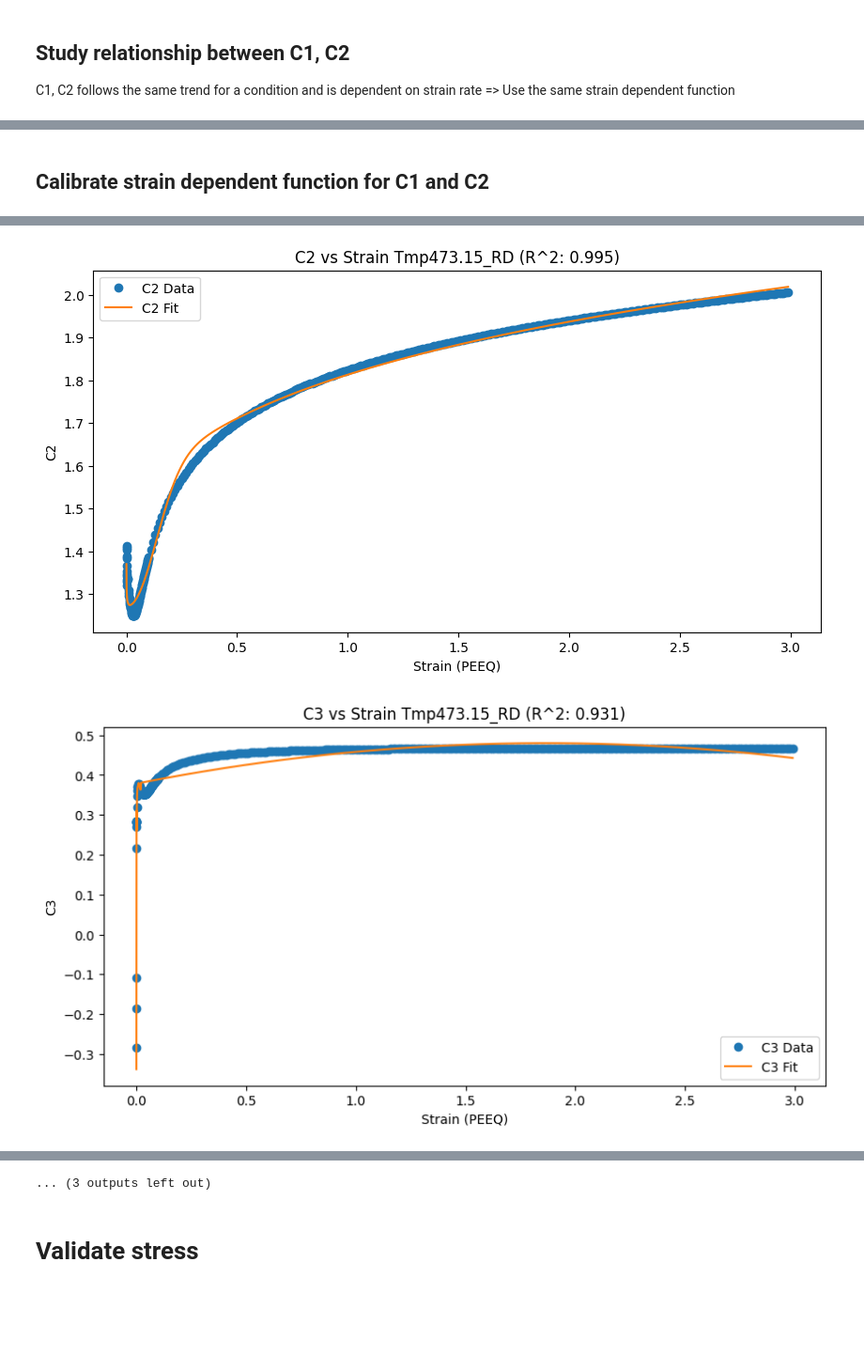
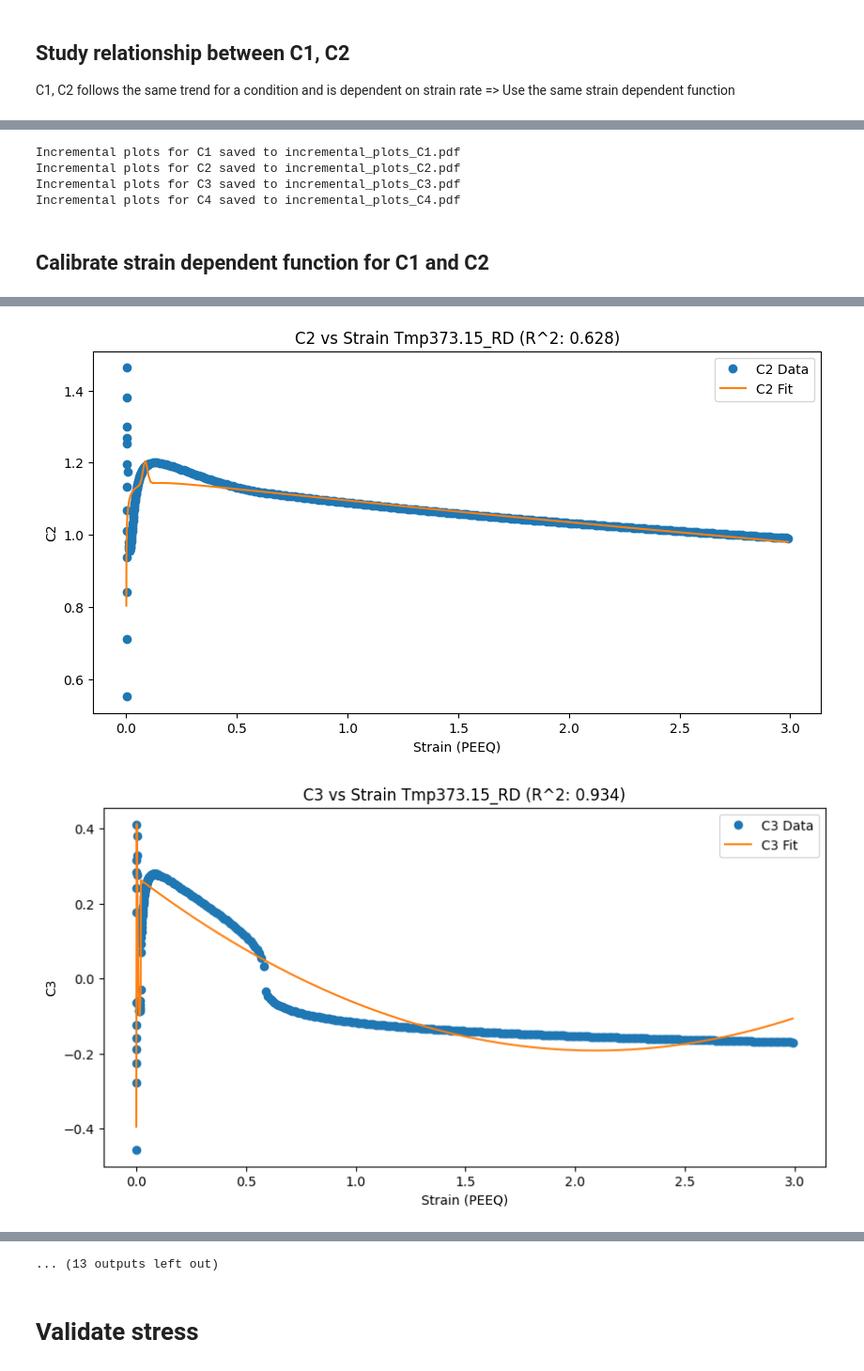
Before and after one commit to meiannnnn/coe-final-project, a Jupyter notebook: strain_rate_calibration/student2/student2.ipynb, the cells around one changed output, grey strips where cells are left out. Shown at 94% size. Cells and saved outputs as stored; diff of their text form; code cells hidden in the pictures; blank space fills up the shorter version.

Commit message:
strain rate

```diff
--- a/strain_rate_calibration/student2/student2.ipynb
+++ b/strain_rate_calibration/student2/student2.ipynb
@@ -240,3 +233,47 @@ plt.show()
+# %%
+import pandas as pd
+import matplotlib.pyplot as plt
+from matplotlib.backends.backend_pdf import PdfPages
+
+# List of temperature files to load
+temperature_files = ['Tmp298.15_RD', 'Tmp373.15_RD', 'Tmp473.15_RD', 'Tmp573.15_RD']
+# Parameters to plot
+parameters = ['C1', 'C2', 'C3', 'C4']
+
+# Load and combine data from all temperature files
+all_data = []
+for temp_file in temperature_files:
+    df = pd.read_csv(f"Parameters_{temp_file}_new.csv")
+    df['Temperature'] = temp_file  # Add temperature file info
+    all_data.append(df)
+combined_data = pd.concat(all_data)
+
+# Generate PDFs for each parameter
+for param in parameters:
+    output_pdf = f"incremental_plots_{param}.pdf"
+    with PdfPages(output_pdf) as pdf:
+        # Get unique PEEQ values and sort them
+        unique_peeq = sorted(combined_data['PEEQ'].unique())
+        for i in range(1, len(unique_peeq) + 1):
+            max_peeq = unique_peeq[i - 1]
+            plt.figure(figsize=(15, 7))
+            for temp_file in temperature_files:
+                # Filter data for current temperature and up to the current PEEQ limit
+                temp_data = combined_data[(combined_data['Temperature'] == temp_file) & (combined_data['PEEQ'] <= max_peeq)]
+                plt.plot(temp_data['PEEQ'], temp_data[param], label=f'{param} - {temp_file}')
+            plt.xlabel('Strain (PEEQ)', fontsize=12)
+            plt.ylabel(param, fontsize=12)
+            plt.title(f'{param} vs Strain (PEEQ ≤ {max_peeq:.3f})', fontweight='bold', fontsize=12)
+            plt.legend(loc='lower right', fontsize=12)
+            plt.xlim(left=0)
+            pdf.savefig()
+            plt.close()
+    print(f"Incremental plots for {param} saved to {output_pdf}")
+# %% [output]
+Incremental plots for C1 saved to incremental_plots_C1.pdf
+Incremental plots for C2 saved to incremental_plots_C2.pdf
+Incremental plots for C3 saved to incremental_plots_C3.pdf
+Incremental plots for C4 saved to incremental_plots_C4.pdf
 # %% [markdown]
 ## Calibrate strain dependent function for C1 and C2
 # %%
@@ -394,7 +431,7 @@ def calibrate_strain_dependent(temp_file):
 data = pd.read_csv('Parameters_Tmp673.15_RD_new.csv')
 df.iloc[:, [0, 3]].to_csv('test.csv')
 # %%
-temperature_files = ['Tmp298.15_RD', 'Tmp473.15_RD', 'Tmp573.15_RD']
+temperature_files = ['Tmp298.15_RD', 'Tmp373.15_RD', 'Tmp473.15_RD', 'Tmp573.15_RD', 'Tmp673.15_RD']
 
 # Loop through each temperature file and plot C1 and C2 against strain (PEEQ)
 for temp_file in temperature_files:
@@ -422,2 +459,2 @@ Parameters for C4: [-2.11805508e-02 -9.09782930e+03 -1.13244066e+04 -1.99799077e
-[figure, old version]
+[figure, new version]
-[figure, old version]
+[figure, new version]
@@ -441,4 +478,4 @@ Parameters for C4: [-2.30800768e-01 -1.04967791e+04 -7.73432274e+03 -9.38066753e
-... (3 outputs left out)
+... (13 outputs left out)
 # %% [markdown]
 # Validate stress
 # %%
```
Also changed, not shown: parts of 4 cells of this notebook, 27 other files.
